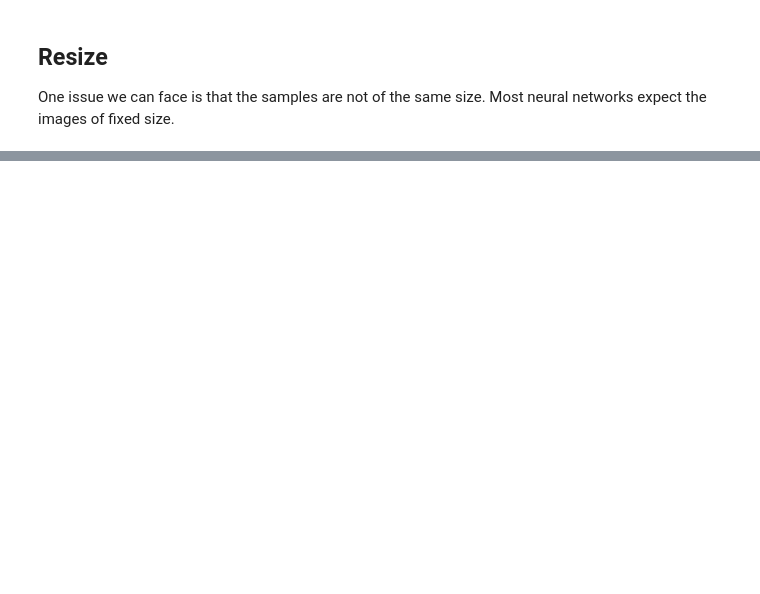
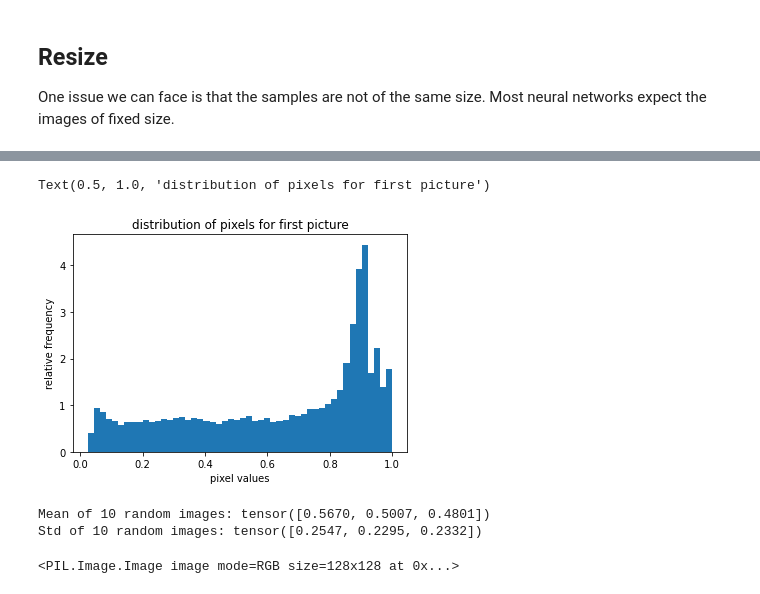
Before and after one commit to variableVG/CV_project, a Jupyter notebook: Data Augmentation.ipynb, the cells around one changed output, grey strips where cells are left out. Cells and saved outputs as stored; diff of their text form; code cells hidden in the pictures; blank space fills up the shorter version.

```diff
--- a/Data Augmentation.ipynb
+++ b/Data Augmentation.ipynb
@@ -124,0 +174,6 @@ plt.plot(resized_images[0])
+# %%
+# Transform images to tensor images:
+tensor_images = []
+for idx, img in enumerate(resized_images):
+  tensor_img = (T.ToTensor())(img) # Transform image to pixel values btw 0 and 1
+  tensor_images.append(tensor_img)
@@ -124,0 +200,31 @@ plt.plot(resized_images[0])
+# %%
+# Plot pixel values of first image:
+array_img = np.array(tensor_images[0])
+
+plt.hist(array_img.ravel(), bins=50, density=True)
+plt.xlabel('pixel values')
+plt.ylabel('relative frequency')
+plt.title('distribution of pixels for first picture')
+# %% [output]
+Text(0.5, 1.0, 'distribution of pixels for first picture')
+[figure, added]
+# %%
+# Calculate mean and standard deviation for 10 random pictures:
+import random
+mean_pixels = torch.zeros([3, 10])
+std_pixels = torch.zeros([3, 10])
+
+for idx, img in enumerate(random.sample(tensor_images, k=10)):
+  mean = img.mean([1,2])
+  std = img.std([1,2])
+  mean_pixels[:, idx] = mean
+  std_pixels[:, idx] = std
+
+mean = mean_pixels.mean(1)
+std = std_pixels.mean(1)
+
+print(f"Mean of 10 random images: {mean}")
+print(f"Std of 10 random images: {std}")
+# %% [output]
+Mean of 10 random images: tensor([0.5670, 0.5007, 0.4801])
+Std of 10 random images: tensor([0.2547, 0.2295, 0.2332])
@@ -124,0 +239,4 @@ plt.plot(resized_images[0])
+# %%
+print(normalized_images[0])
+# %% [output]
+<PIL.Image.Image image mode=RGB size=128x128 at 0x...>
```
Also changed, not shown: parts of 20 cells of this notebook.
